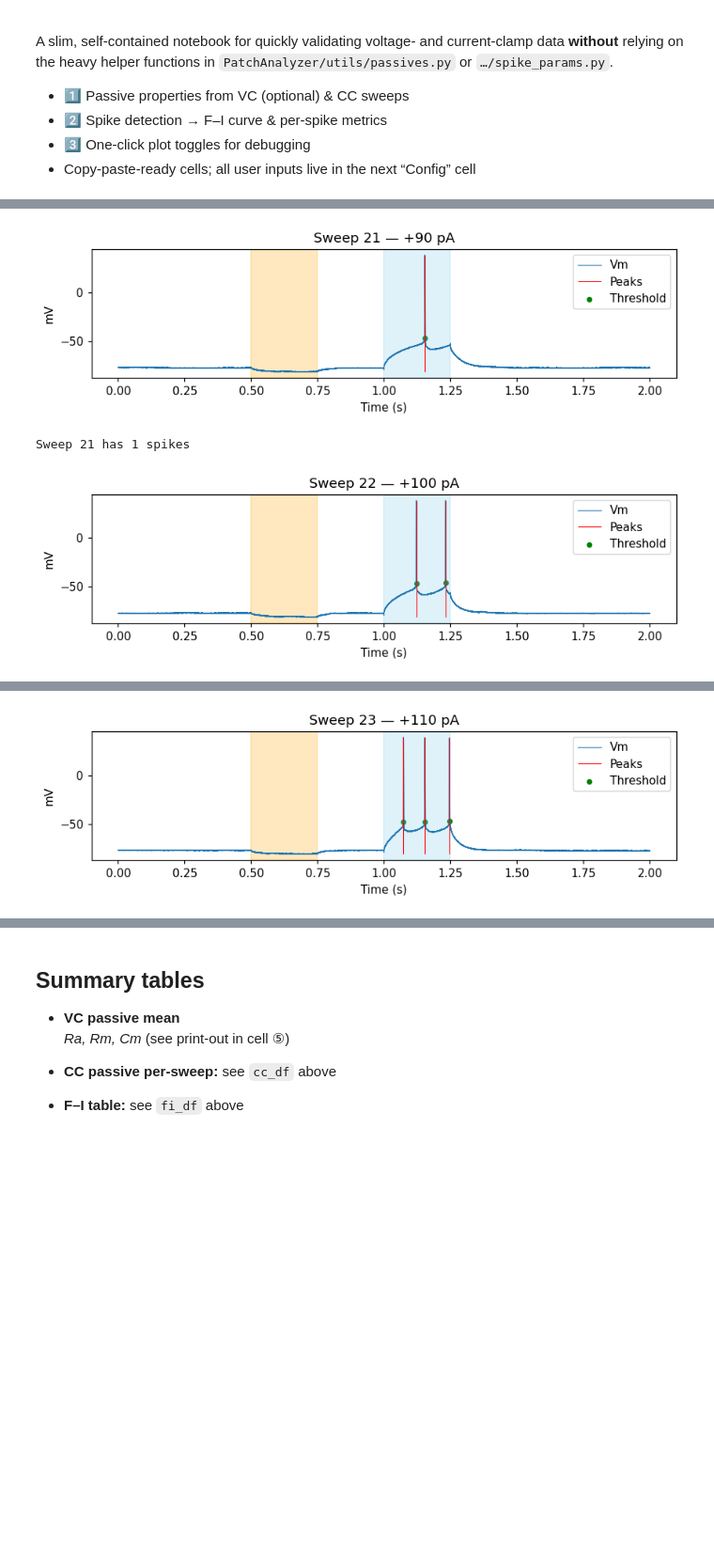
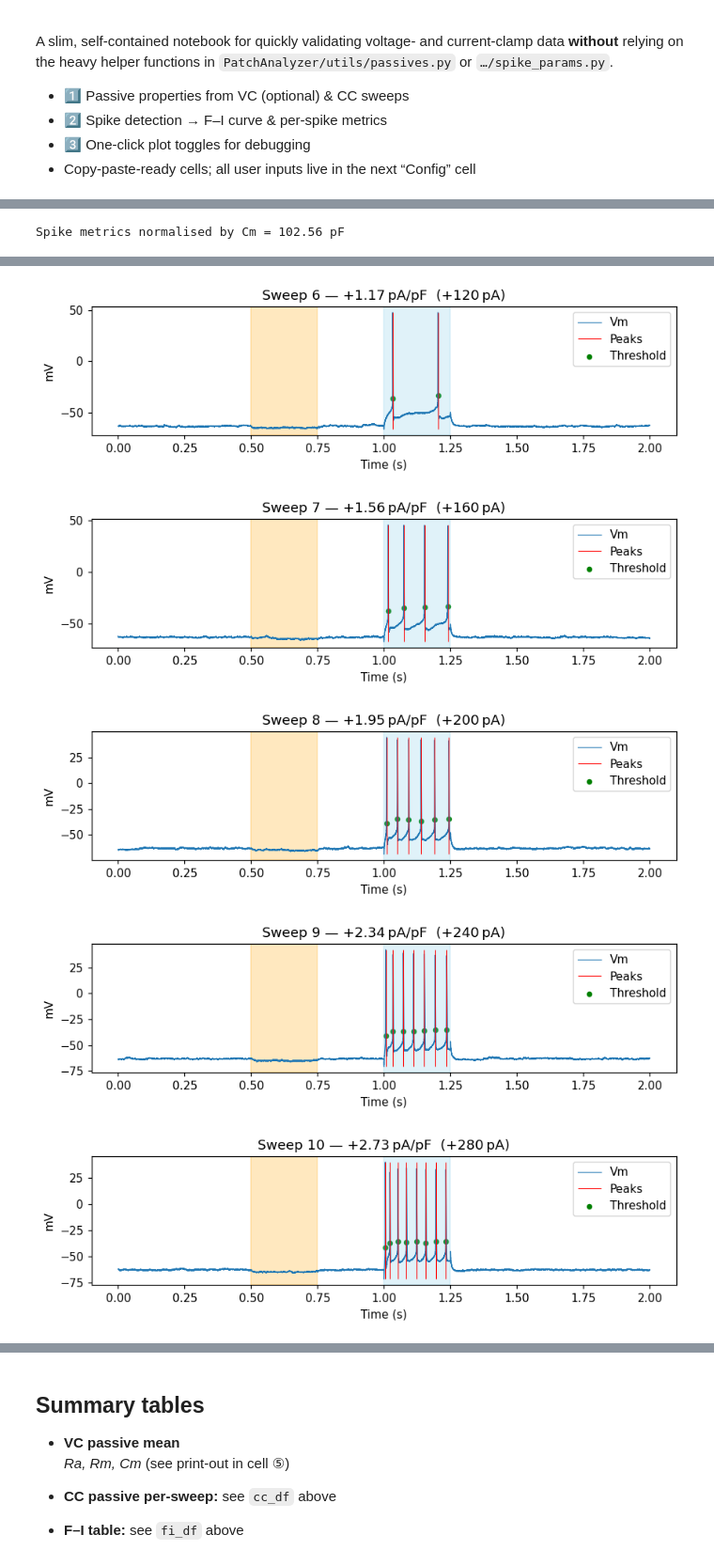
Before and after one commit to bmagondu3/PatchAnalyzer, a Jupyter notebook: PatchAnalyzer/AnalysisTesting/SanityChecker2.ipynb, the cells around one changed output, grey strips where cells are left out. Shown at 94% size. Cells and saved outputs as stored; diff of their text form; code cells hidden in the pictures; blank space fills up the shorter version.

```diff
--- a/PatchAnalyzer/AnalysisTesting/SanityChecker2.ipynb
+++ b/PatchAnalyzer/AnalysisTesting/SanityChecker2.ipynb
@@ -479,10 +477,16 @@ for sw in sweeps:
     pulse_bounds.append((ts, te, es, ee))
 # %%
 # ---------------------------------------------------------------------
-# 🔬  PER-SPIKE METRICS  (half-width, AHP, threshold, dV/dt-max)
+# 🔬  PER‑SPIKE METRICS  (half‑width, AHP, threshold, dV/dt‑max)
 # ---------------------------------------------------------------------
 THRESH_DVDT = 50        # mV/ms
-PRE_WIN_MS  = 3.0       # window to search threshold before peak
+PRE_WIN_MS  = 3.0
+
+# mean Cm [pF] from the exact table you curated
+if "cc_df_filtered" not in globals() or cc_df_filtered.empty:
+    raise RuntimeError("cc_df_filtered is missing or empty – can't normalise.")
+Cm_mean_pF = float(cc_df_filtered["Cm_pF"].mean())
+print(f"Spike metrics normalised by Cm = {Cm_mean_pF:.2f} pF")
 
 spk_rows = []
 
@@ -492,44 +496,45 @@ for sw_idx, (sw, (ts, te, es, ee), peaks) in enumerate(
     if es is None or not len(peaks):
         continue
 
-    dt       = 1 / sw.sample_rate
-    dvdt     = np.gradient(sw.response_mV, dt*1e3)          # mV/ms
-    I_inj_pA = np.mean(sw.command_pA[es:ee])                # pA
-
-    win_pts  = int(PRE_WIN_MS/1000 / dt)
+    dt          = 1 / sw.sample_rate
+    dvdt        = np.gradient(sw.response_mV, dt*1e3)          # mV/ms
+    I_inj_pA    = step_current_pA(sw.command_pA, es, ee)
+    I_inj_pApF  = I_inj_pA / Cm_mean_pF
+    win_pts     = int(PRE_WIN_MS/1000 / dt)
 
     for p_num, pk in enumerate(peaks):
-        # ----- threshold: first idx where dv/dt crosses +THRESH_DVDT -----
+        # ── threshold (first dv/dt > THRESH_DVDT) ───────────────────────
         dv_seg = dvdt[pk-win_pts: pk]
-        gt = np.where(dv_seg > THRESH_DVDT)[0]
-        thresh_idx = pk-win_pts+gt[0] if gt.size else pk  # fallback = pk
-        thresh_mV  = sw.response_mV[thresh_idx]
+        cross  = np.where(dv_seg > THRESH_DVDT)[0]
+        thr_i  = pk-win_pts+cross[0] if cross.size else pk
+        thr_mV = sw.response_mV[thr_i]
 
-        # ----- half-width ------------------------------------------------
-        prom  = signal.peak_prominences(sw.response_mV, [pk])[0][0]
-        hw_ms = half_width(sw.response_mV, pk, sw.sample_rate, prom)
+        # ── half‑width ---------------------------------------------------
+        prom   = signal.peak_prominences(sw.response_mV, [pk])[0][0]
+        hw_ms  = half_width(sw.response_mV, pk, sw.sample_rate, prom)
 
-        # ----- AHP (to +6 ms after peak) ---------------------------------
-        ahp_mV = abs(sw.response_mV[pk: pk+int(0.006/dt)].min() - thresh_mV)
+        # ── AHP (to +6 ms) ----------------------------------------------
+        ahp_mV = abs(sw.response_mV[pk: pk+int(0.006/dt)].min() - thr_mV)
 
-        # ----- dv/dt max ±3 ms ------------------------------------------
+        # ── dv/dt max ±3 ms ---------------------------------------------
         dv_max = dvdt[pk-win_pts: pk+win_pts].max()
 
         spk_rows.append(dict(
-            sweep              = sw_idx,
-            spike_number       = p_num,
-            current_inj_pA     = I_inj_pA,
-            peak_mV            = sw.response_mV[pk],
-            half_width_ms      = hw_ms,
-            AHP_mV             = ahp_mV,
-            threshold_mV       = thresh_mV,
-            dvdt_max_mV_per_ms = dv_max
+            sweep                 = sw_idx,
+            spike_number          = p_num,
+            current_pA            = I_inj_pA,
+            current_pApF          = I_inj_pApF,
+            peak_mV               = sw.response_mV[pk],
+            half_width_ms         = hw_ms,
+            AHP_mV                = ahp_mV,
+            threshold_mV          = thr_mV,
+            dvdt_max_mV_per_ms    = dv_max
         ))
 
 spk_df = pd.DataFrame(spk_rows)
 display(spk_df.head())
 
-# ─── Diagnostic plot for every sweep that contains spikes ──────────────
+# ─── diagnostic plots (every sweep with spikes) ────────────────────────
 if SHOW_SPIKE_PLOTS:
     for sw_idx, (sw, (ts, te, es, ee), peaks) in enumerate(
             zip(sweeps, pulse_bounds, peaks_per_sweep), 1):
@@ -538,7 +543,12 @@ if SHOW_SPIKE_PLOTS:
             continue
 
         thresh_vals = spk_df.loc[
-            (spk_df["sweep"] == sw_idx), "threshold_mV"].values
+            spk_df["sweep"] == sw_idx, "threshold_mV"].values
+
+        I_pApF = spk_df.loc[
+            spk_df["sweep"] == sw_idx, "current_pApF"].iloc[0]
+        I_pA   = spk_df.loc[
+            spk_df["sweep"] == sw_idx, "current_pA"].iloc[0]
 
         plt.figure(figsize=(8,2.5))
         plt.plot(sw.time, sw.response_mV, lw=.8, label="Vm")
@@ -549,8 +559,7 @@ if SHOW_SPIKE_PLOTS:
         plt.axvspan(sw.time[ts], sw.time[te], color='orange', alpha=.25)
         plt.axvspan(sw.time[es], sw.time[ee], color='skyblue', alpha=.25)
         plt.ylabel("mV"); plt.xlabel("Time (s)")
-        inj = np.round(np.mean(sw.command_pA[es:ee]))
-        plt.title(f"Sweep {sw_idx} — {inj:+.0f} pA")
+        plt.title(f"Sweep {sw_idx} — {I_pApF:+.2f} pA/pF  ({I_pA:+.0f} pA)")
         plt.legend(loc="upper right"); plt.tight_layout(); plt.show()
-        print(f"Sweep {sw_idx} has {len(peaks)} spikes")
 # %% [output]
+Spike metrics normalised by Cm = 102.56 pF
@@ -563,3 +572,5 @@ if SHOW_SPIKE_PLOTS:
-[figure, old version]
+[figure, new version]
-Sweep 21 has 1 spikes
-[figure, old version]
+[figure, new version]
+[figure, new version]
+[figure, added]
+[figure, added]
@@ -567 +582,0 @@ Sweep 22 has 2 spikes
-[figure, old version]
```
Also changed, not shown: parts of 6 cells of this notebook.
